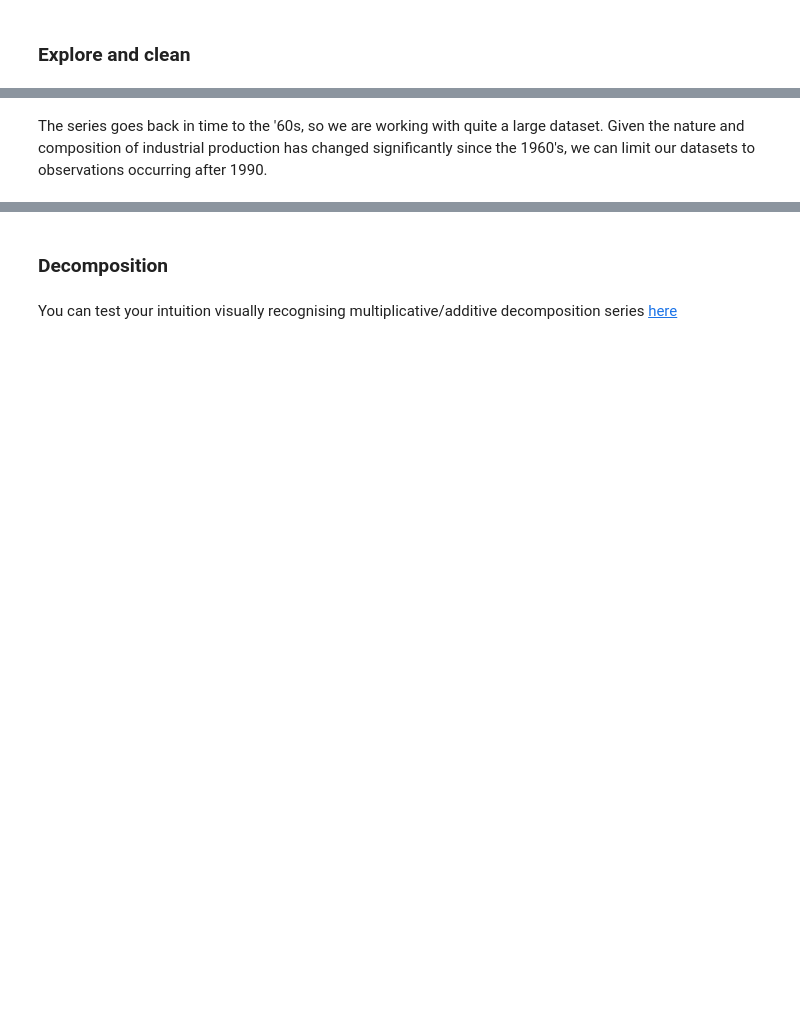
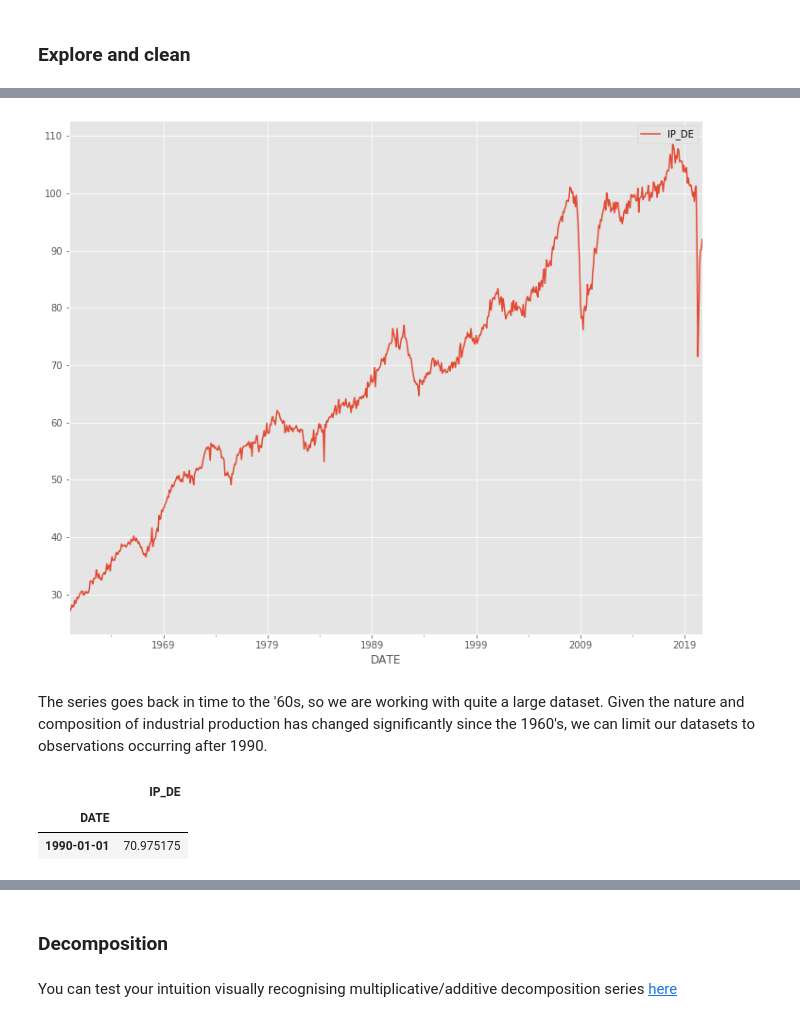
Before and after one commit to rbpduffy1/data-resources, a Jupyter notebook: time-series-1.5/timeseries_workshop_guided.ipynb, the cells around one changed output, grey strips where cells are left out. Saved outputs shown, nothing was run; the diff lists cells and outputs as text; code cells hidden in the pictures; blank space fills up the shorter version.

```diff
--- a/time-series-1.5/timeseries_workshop_guided.ipynb
+++ b/time-series-1.5/timeseries_workshop_guided.ipynb
@@ -125,4 +161,8 @@ bla bla
 # %%
 # transform the date column to datetime datatype
+
+ip['DATE'] = pd.to_datetime(ip['DATE'])
 # %%
 # index the data by date
+
+ip.set_index(ip['DATE'], inplace=True)
@@ -129,8 +179,24 @@ bla bla
 # %%
 # rename the column we are interested in to something more humanly legible
+
+ip.rename(columns = {'DEUPROINDMISMEI': 'IP_DE'}, inplace=True)
 # %%
 # drop date from axis
+
+ip.drop('DATE', axis=1, inplace=True)
+# %%
+plt.rcParams['figure.figsize']=(12,10)
+ip.plot()
+plt.show()
+# %% [output]
+[figure, added]
 # %% [markdown]
 The series goes back in time to the '60s, so we are working with quite a large dataset. Given the nature and composition of industrial production has changed significantly since the 1960's, we can limit our datasets to observations occurring after 1990.
+# %%
+ip['01-1990']
+# %% [output]
+|  | IP_DE |
+| DATE |  |
+| 1990-01-01 | 70.975175 |
 # %%
 # only keep observations indexed with year=1990 or higher
```
Also changed, not shown: parts of 34 cells of this notebook, 1 other file.
